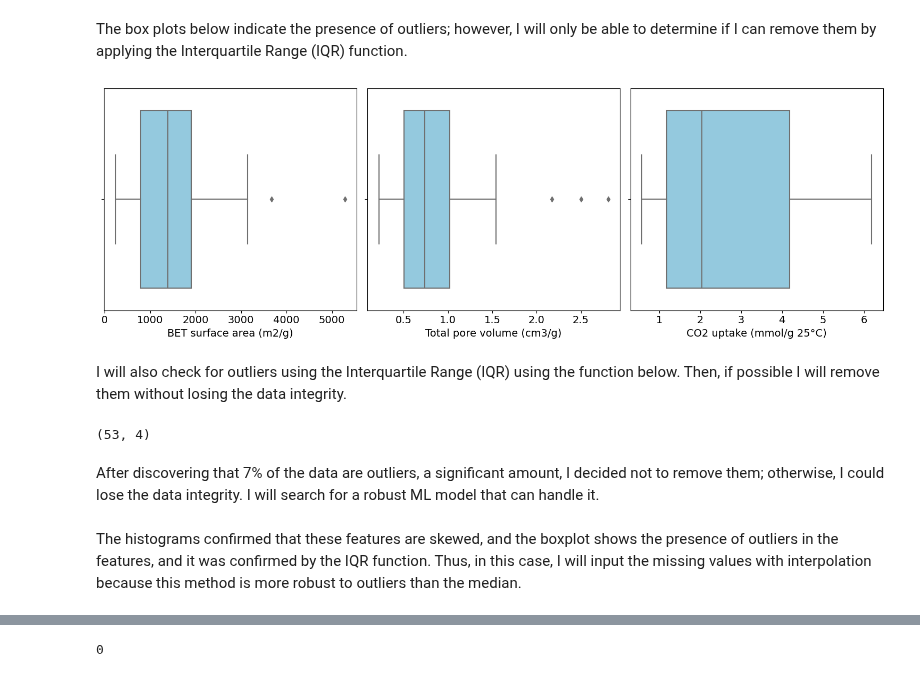
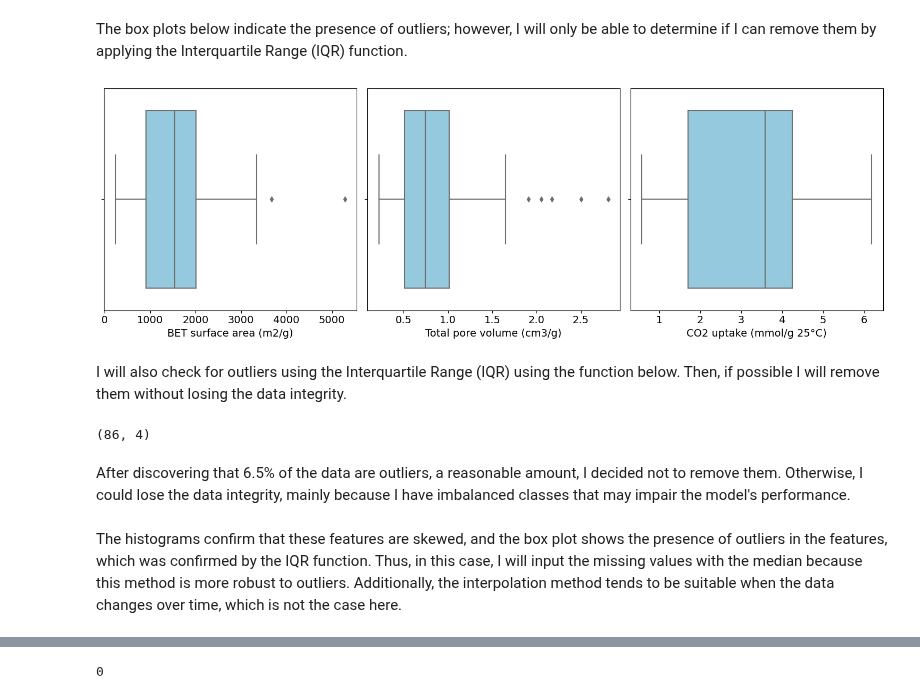
Before and after one commit to Daniela-MB/Capstone_project, a Jupyter notebook: CA3_Individual_Practical.ipynb, the cells around one changed output, grey strips where cells are left out. Saved outputs shown, nothing was run; the diff lists cells and outputs as text; code cells hidden in the pictures.

```diff
--- a/CA3_Individual_Practical.ipynb
+++ b/CA3_Individual_Practical.ipynb
@@ -23,7 +23,7 @@ from sklearn.ensemble import GradientBoostingClassifier
 
 from sklearn.model_selection import GridSearchCV     # <---------- change to Random Search Cross Validation
 # %%
-df = pd.read_csv("CO2_adsorption.csv")
+df = pd.read_excel("CO2_adsorption_v2.xlsx")
 # %% [markdown]
 ## Data understanding
 # %% [markdown]
@@ -128,8 +69,8 @@ dtype: int64
 # %% [markdown]
 For this analysis, I will focus on: 'Material_replace', 'BET surface area_m2/g', 'Total pore volume_cm3/g', and 'CO2 uptake_mmol/g_25°C'. The other features are redundant or specific to a unique material category. For example, 'Material' is the name of the material used in CO<sub>2</sub> adsorption, but it is stored in the feature called 'Material_replace', and the 'Adsorption pressure_bar' that is the same for all materials. The other features are related exclusively to a specific material, such as activated-carbon or polymers.
 # %%
-df2 = df1.drop(['Material', 'Precursor', 'Conjugated microporous polymer', 'Activation agent', 'Activation temperature_°C', 'Activation approach', 'Adsorption pressure_bar', 'Reference'], axis = 1)
-df2.head()
+df1 = df.drop(['Material', 'Precursor', 'Conjugated microporous polymer', 'Activation agent', 'Activation temperature_°C', 'Adsorption pressure_bar', 'Reference'], axis = 1)
+df1.head()
 # %% [output]
 |  | Material_replace | BET surface area_m2/g | Total pore volume_cm3/g | CO2 uptake_mmol/g_25°C |
 | 0 | 0 | 585.0 | 0.28 | 4.11 |
@@ -166,17 +115,19 @@ Below I will plot the histogram to see the distrubution of 'BET surface area_m2/
 # %%
+df1.replace([np.inf, -np.inf], np.nan, inplace=True)
+
 fig, axs = plt.subplots(1, 3, figsize=(15, 5))
 
-sns.histplot(data=df2, x="BET surface area_m2/g", bins=20, color='skyblue', ax=axs[0])
+sns.histplot(data=df1, x="BET surface area_m2/g", bins=20, color='skyblue', ax=axs[0])
 axs[0].set_xlabel("BET surface area (m2/g)", fontsize=14)
 axs[0].tick_params(axis='x', labelsize=14)
 axs[0].tick_params(axis='y', labelsize=14)
 
-sns.histplot(data=df2, x="Total pore volume_cm3/g", bins=20, color='skyblue', ax=axs[1])
+sns.histplot(data=df1, x="Total pore volume_cm3/g", bins=20, color='skyblue', ax=axs[1])
 axs[1].set_xlabel("Total pore volume (cm3/g)", fontsize=14)
 axs[1].tick_params(axis='x', labelsize=14)
 axs[1].tick_params(axis='y', labelsize=14)
 
-sns.histplot(data=df2, x="CO2 uptake_mmol/g_25°C", bins=20, color='skyblue', ax=axs[2])
+sns.histplot(data=df1, x="CO2 uptake_mmol/g_25°C", bins=20, color='skyblue', ax=axs[2])
 axs[2].set_xlabel("CO2 uptake (mmol/g 25°C)", fontsize=14)
 axs[2].tick_params(axis='x', labelsize=14)
 axs[2].tick_params(axis='y', labelsize=14)
@@ -190,25 +141,25 @@ The box plots below indicate the presence of outliers; however, I will only be a
 # %%
 fig, axs = plt.subplots(1, 3, figsize=(15, 5))
 
-sns.boxplot(data=df2, x="BET surface area_m2/g", color='skyblue', ax=axs[0])
+sns.boxplot(data=df1, x="BET surface area_m2/g", color='skyblue', ax=axs[0])
 axs[0].set_xlabel("BET surface area (m2/g)", fontsize=14)
 axs[0].tick_params(axis='x', labelsize=14)
 axs[0].tick_params(axis='y', labelsize=14)
 
-sns.boxplot(data=df2, x="Total pore volume_cm3/g", color='skyblue', ax=axs[1])
+sns.boxplot(data=df1, x="Total pore volume_cm3/g", color='skyblue', ax=axs[1])
 axs[1].set_xlabel("Total pore volume (cm3/g)", fontsize=14)
 axs[1].tick_params(axis='x', labelsize=14)
 axs[1].tick_params(axis='y', labelsize=14)
 
-sns.boxplot(data=df2, x="CO2 uptake_mmol/g_25°C", color='skyblue', ax=axs[2])
+sns.boxplot(data=df1, x="CO2 uptake_mmol/g_25°C", color='skyblue', ax=axs[2])
 axs[2].set_xlabel("CO2 uptake (mmol/g 25°C)", fontsize=14)
 axs[2].tick_params(axis='x', labelsize=14)
 axs[2].tick_params(axis='y', labelsize=14)
 
 plt.tight_layout()
 plt.show()
 # %% [output]
-[figure, old version]
+[figure, new version]
 # %% [markdown]
 I will also check for outliers using the Interquartile Range (IQR) using the function below. Then, if possible I will remove them without losing the data integrity.
 # %%
@@ -217,10 +168,10 @@ Q3 = df2.quantile(0.75)
 IQR = Q3 - Q1
 # %%
-df_outliers = df2[~((df2<(Q1-1.5*IQR))|(df2>Q3+1.5*IQR)).any(axis=1)]
+df_outliers = df1[~((df1<(Q1-1.5*IQR))|(df1>Q3+1.5*IQR)).any(axis=1)]
 df_outliers.shape
 # %% [output]
-(53, 4)
+(86, 4)
 # %% [markdown]
-After discovering that 7% of the data are outliers, a significant amount, I decided not to remove them; otherwise, I could lose the data integrity. I will search for a robust ML model that can handle it.
+After discovering that 6.5% of the data are outliers, a reasonable amount, I decided not to remove them. Otherwise, I could lose the data integrity, mainly because I have imbalanced classes that may impair the model's performance.
 # %% [markdown]
-The histograms confirmed that these features are skewed, and the boxplot shows the presence of outliers in the features, and it was confirmed by the IQR function. Thus, in this case, I will input the missing values with interpolation because this method is more robust to outliers than the median.
+The histograms confirm that these features are skewed, and the box plot shows the presence of outliers in the features, which was confirmed by the IQR function. Thus, in this case, I will input the missing values with the median because this method is more robust to outliers. Additionally, the interpolation method tends to be suitable when the data changes over time, which is not the case here.
```
Also changed, not shown: parts of 30 cells of this notebook, 3 other files.
